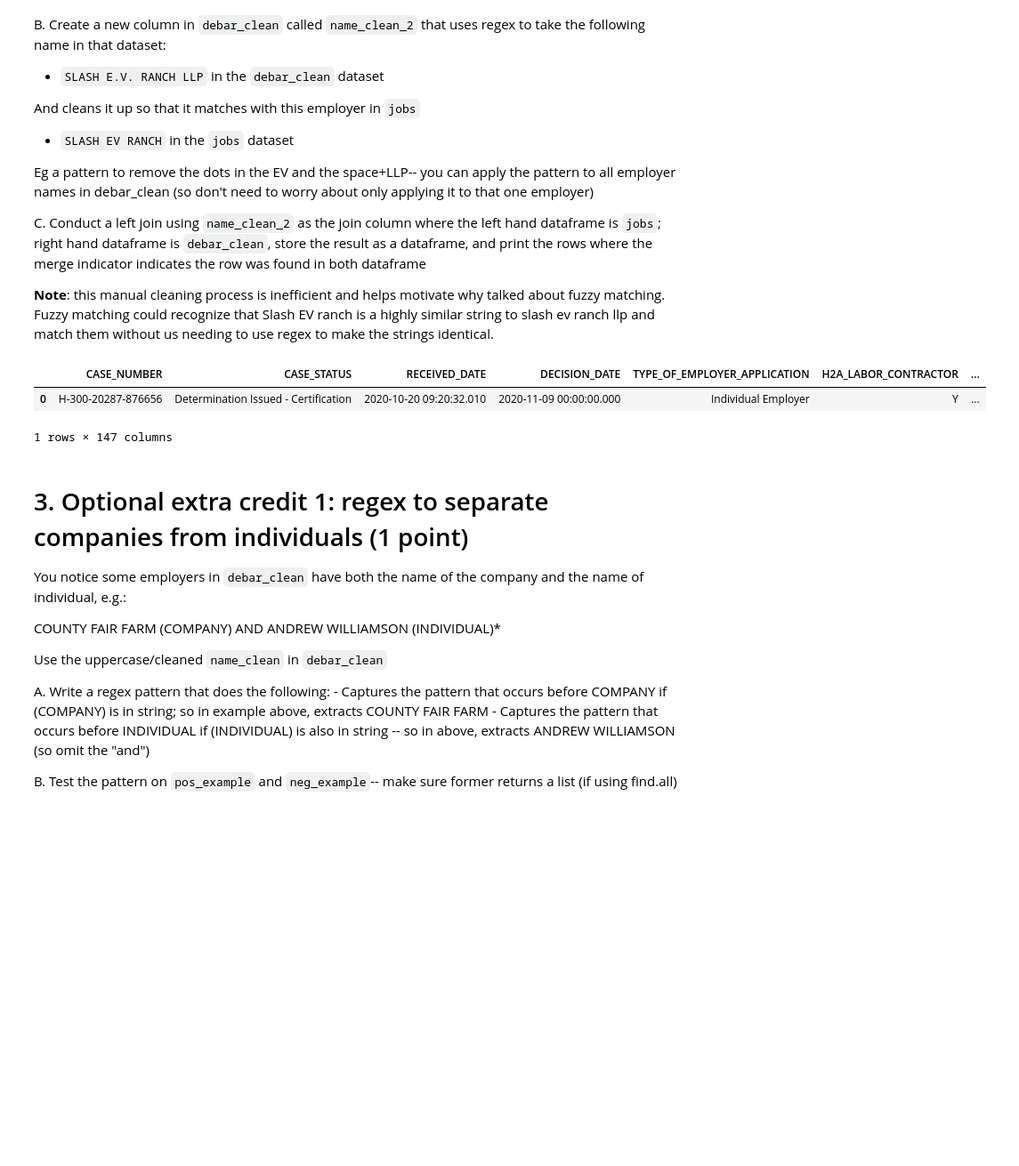
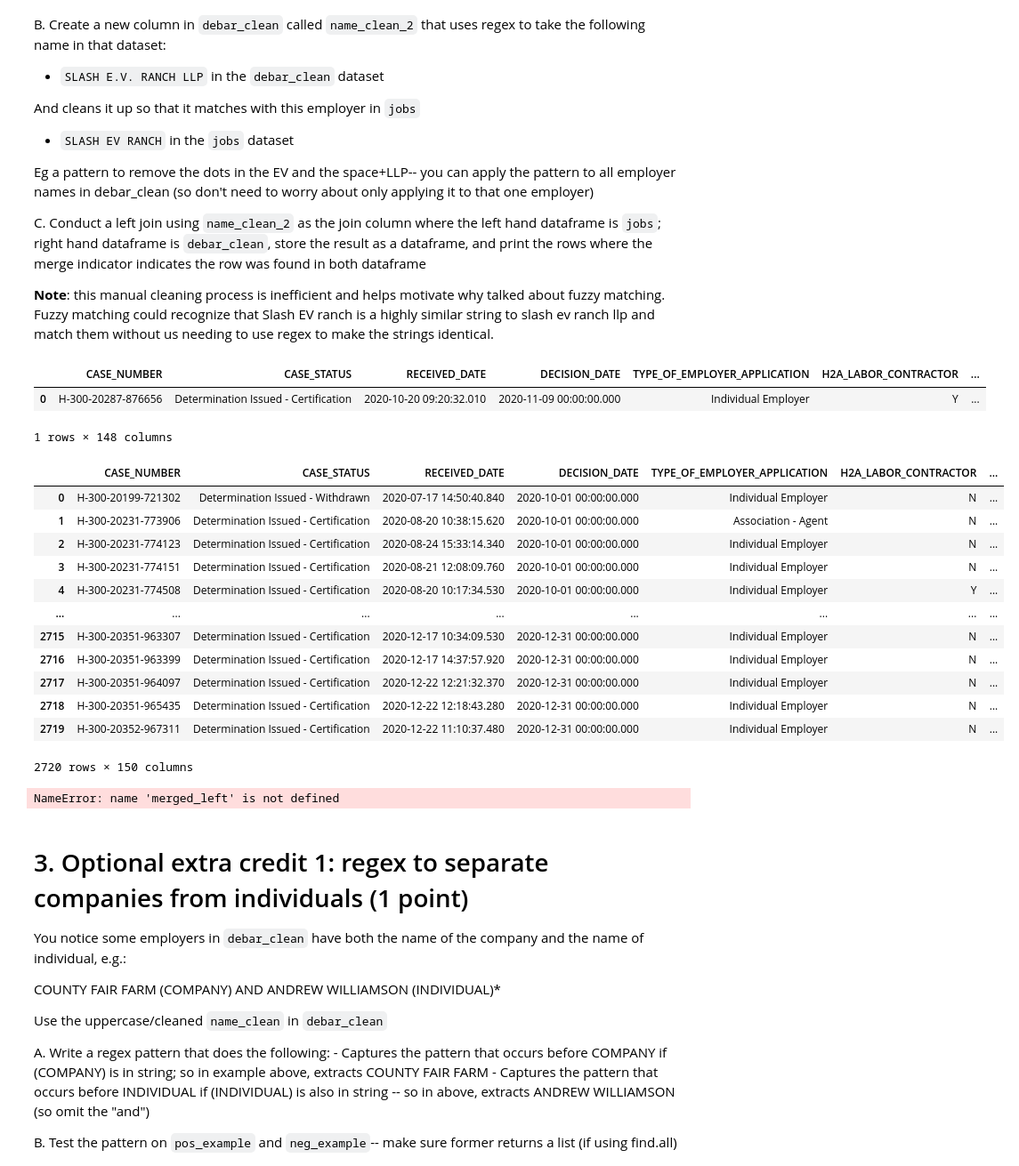
Before and after one commit to noahamidon/QSS20_PSETs, a Jupyter notebook: PSET 2/pset2_blank.ipynb, the cells around one changed output. Shown: that part at 89% size. Drawn from its saved outputs; the diff is of its cells as text; code cells hidden in the pictures; blank space fills up the shorter version.

```diff
--- a/PSET 2/pset2_blank.ipynb
+++ b/PSET 2/pset2_blank.ipynb
@@ -356,13 +356,38 @@ Eg a pattern to remove the dots in the EV and the space+LLP-- you can apply the
 C. Conduct a left join using `name_clean_2` as the join column where the left hand dataframe is `jobs`; right hand dataframe is `debar_clean`, store the result as a dataframe, and print the rows where the merge indicator indicates the row was found in both dataframe
 
 **Note**: this manual cleaning process is inefficient and helps motivate why talked about fuzzy matching. Fuzzy matching could recognize that Slash EV ranch is a highly similar string to slash ev ranch llp and match them without us needing to use regex to make the strings identical.
-# %%
-jobs.merge(debar_clean, on='name_clean', how='inner')
-##
-# %% [output]
-|  | CASE_NUMBER | CASE_STATUS | RECEIVED_DATE | DECISION_DATE | TYPE_OF_EMPLOYER_APPLICATION | H2A_LABOR_CONTRACTOR | ... |
-| 0 | H-300-20287-876656 | Determination Issued - Certification | 2020-10-20 09:20:32.010 | 2020-11-09 00:00:00.000 | Individual Employer | Y | ... |
-1 rows × 147 columns
+# %%
+jobs.merge(debar_clean, on='name_clean', how='inner')
+## No change
+debar_clean['name_clean_2'] = [re.sub(r'\s+\b(LLC|LLP|INC|CO|CORP|CORPORATION|LTD|LP|P\.C\.)\b$', '', re.sub(r'\.', '', name)).strip() for name in debar_clean['name_clean']]
+= jobs.merge(
+    debar_clean,
+    how='left',
+    left_on='name_clean',
+    right_on='name_clean_2',
+    suffixes=('_jobs', '_debar'),
+    indicator=True
+)
+
+matched_rows = merged_left[merged_left['_merge'] == 'both']
+# %% [output]
+|  | CASE_NUMBER | CASE_STATUS | RECEIVED_DATE | DECISION_DATE | TYPE_OF_EMPLOYER_APPLICATION | H2A_LABOR_CONTRACTOR | ... |
+| 0 | H-300-20287-876656 | Determination Issued - Certification | 2020-10-20 09:20:32.010 | 2020-11-09 00:00:00.000 | Individual Employer | Y | ... |
+1 rows × 148 columns
+|  | CASE_NUMBER | CASE_STATUS | RECEIVED_DATE | DECISION_DATE | TYPE_OF_EMPLOYER_APPLICATION | H2A_LABOR_CONTRACTOR | ... |
+| 0 | H-300-20199-721302 | Determination Issued - Withdrawn | 2020-07-17 14:50:40.840 | 2020-10-01 00:00:00.000 | Individual Employer | N | ... |
+| 1 | H-300-20231-773906 | Determination Issued - Certification | 2020-08-20 10:38:15.620 | 2020-10-01 00:00:00.000 | Association - Agent | N | ... |
+| 2 | H-300-20231-774123 | Determination Issued - Certification | 2020-08-24 15:33:14.340 | 2020-10-01 00:00:00.000 | Individual Employer | N | ... |
+| 3 | H-300-20231-774151 | Determination Issued - Certification | 2020-08-21 12:08:09.760 | 2020-10-01 00:00:00.000 | Individual Employer | N | ... |
+| 4 | H-300-20231-774508 | Determination Issued - Certification | 2020-08-20 10:17:34.530 | 2020-10-01 00:00:00.000 | Individual Employer | Y | ... |
+| ... | ... | ... | ... | ... | ... | ... | ... |
+| 2715 | H-300-20351-963307 | Determination Issued - Certification | 2020-12-17 10:34:09.530 | 2020-12-31 00:00:00.000 | Individual Employer | N | ... |
+| 2716 | H-300-20351-963399 | Determination Issued - Certification | 2020-12-17 14:37:57.920 | 2020-12-31 00:00:00.000 | Individual Employer | N | ... |
+| 2717 | H-300-20351-964097 | Determination Issued - Certification | 2020-12-22 12:21:32.370 | 2020-12-31 00:00:00.000 | Individual Employer | N | ... |
+| 2718 | H-300-20351-965435 | Determination Issued - Certification | 2020-12-22 12:18:43.280 | 2020-12-31 00:00:00.000 | Individual Employer | N | ... |
+| 2719 | H-300-20352-967311 | Determination Issued - Certification | 2020-12-22 11:10:37.480 | 2020-12-31 00:00:00.000 | Individual Employer | N | ... |
+2720 rows × 150 columns
+NameError: name 'merged_left' is not defined
 # %% [markdown]
 # 3. Optional extra credit 1: regex to separate companies from individuals (1 point)
 
```
